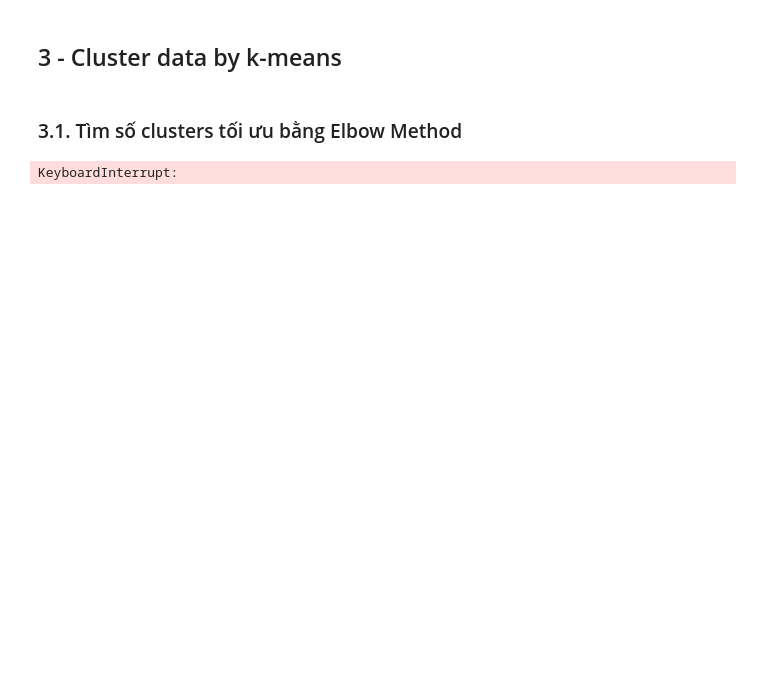
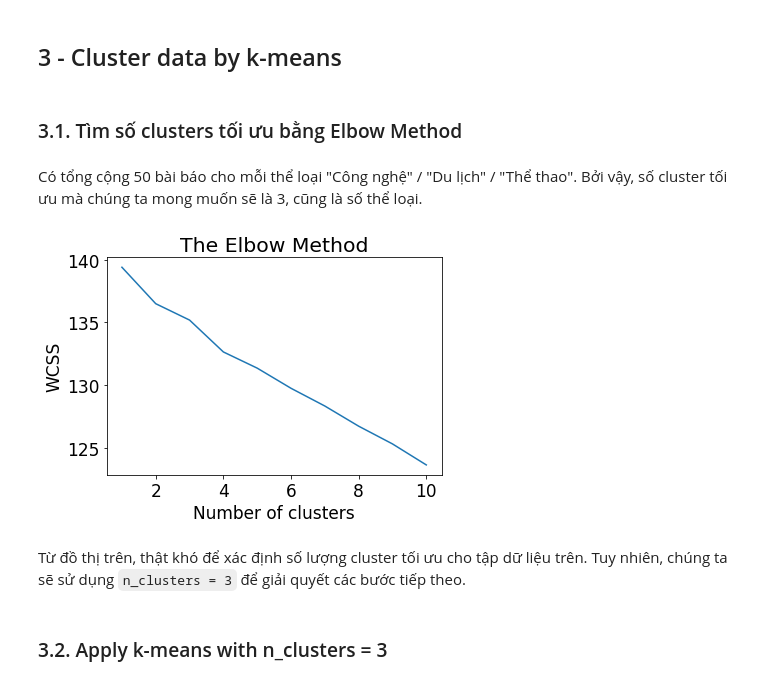
Before and after one commit to bluesky2106/python-ai, a Jupyter notebook: 06-clustering/lab02/k-means.ipynb, the cells around one changed output. Saved outputs shown, nothing was run; the diff lists cells and outputs as text; code cells hidden in the pictures; blank space fills up the shorter version.

```diff
--- a/06-clustering/lab02/k-means.ipynb
+++ b/06-clustering/lab02/k-means.ipynb
@@ -91,0 +47,3 @@ raw_data.head(10)
+# %%
+data = pd.read_csv('raw_data.csv')
+data.head(10)
@@ -99,7 +69,4 @@ Thể thao     3058
 dtype: int64
-# %%
-data = raw_data[raw_data.category == 'Thể thao']
-# data = data.head(50)
 # %% [markdown]
 ## 2 - Apply TF-IDF on text
 # %%
@@ -126,17 +93,23 @@ array([[0.        , 0.        , 0.        , ..., 0.        , 0.        ,
 ## 3 - Cluster data by k-means
 # %% [markdown]
 ### 3.1. Tìm số clusters tối ưu bằng   Elbow Method
+# %% [markdown]
+Có tổng cộng 50 bài báo cho mỗi thể loại "Công nghệ" / "Du lịch" / "Thể thao". Bởi vậy, số cluster tối ưu mà chúng ta mong muốn sẽ là 3, cũng là số thể loại.
 # %%
 wcss = []
-num = 200
+num = 11
 for i in range(1,num):
-    kmeans = KMeans(n_clusters = i, init = 'k-means++', max_iter = 500, n_init = 10, random_state = 0)
+    kmeans = KMeans(n_clusters = i, init = 'k-means++', max_iter = 500, n_init = 1, random_state = 0)
     kmeans.fit(X)
     wcss.append(kmeans.inertia_)
 plt.plot(range(1,num), wcss)
 plt.title('The Elbow Method')
 plt.xlabel('Number of clusters')
 plt.ylabel('WCSS')
 plt.show()
 # %% [output]
-KeyboardInterrupt:
+[figure, added]
+# %% [markdown]
+Từ đồ thị trên, thật khó để xác định số lượng cluster tối ưu cho tập dữ liệu trên. Tuy nhiên, chúng ta sẽ sử dụng `n_clusters = 3` để giải quyết các bước tiếp theo.
+# %% [markdown]
+### 3.2. Apply k-means with n_clusters = 3
```
Also changed, not shown: parts of 10 cells of this notebook, 3 other files.
